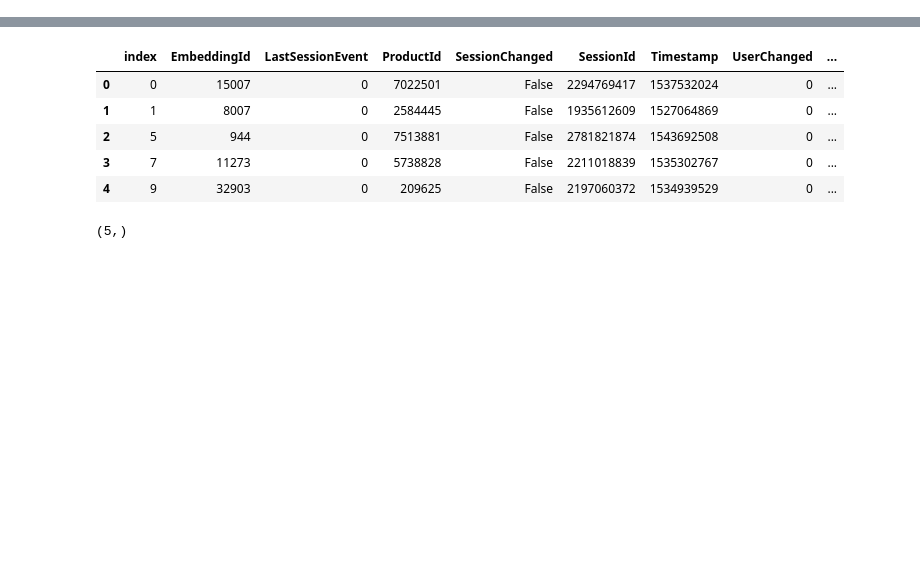
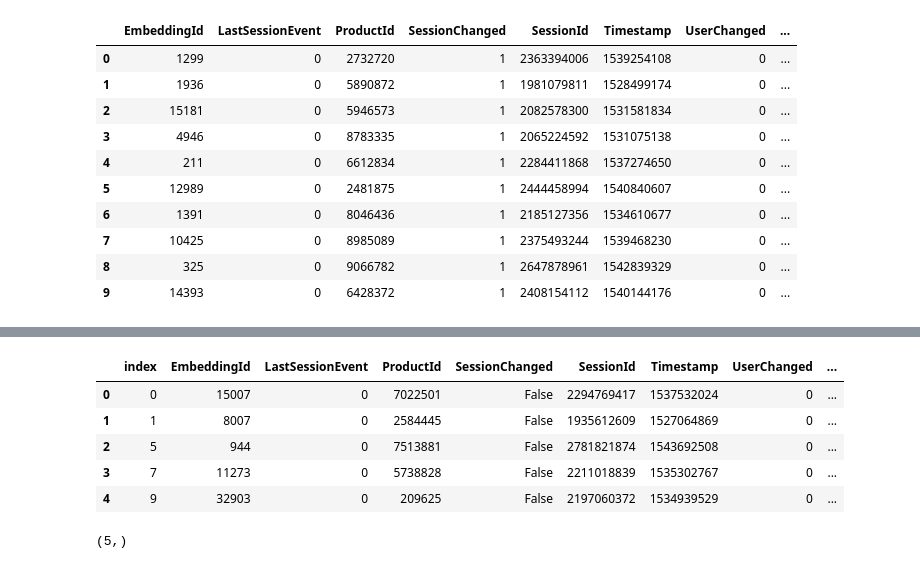
Before and after one commit to muyajil/ethz-msc-thesis, a Jupyter notebook: code/model_proto.ipynb, the cells around one changed output, grey strips where cells are left out. Cells and saved outputs as stored; diff of their text form; code cells hidden in the pictures; blank space fills up the shorter version.

```diff
--- a/code/model_proto.ipynb
+++ b/code/model_proto.ipynb
@@ -24,6 +24,21 @@ params['init_dropout'] = 0.1
 # get datapoint iterator
 dataset = UserParallelMiniBatchDataset(10, 'gs://ma-muy/03_datasets/midi_dataset/05_train/')
 datapoints = dataset.feature_and_label_generator()
+# %%
+batch = next(datapoints)
+batch
+# %% [output]
+|  | EmbeddingId | LastSessionEvent | ProductId | SessionChanged | SessionId | Timestamp | UserChanged | ... |
+| 0 | 1299 | 0 | 2732720 | 1 | 2363394006 | 1539254108 | 0 | ... |
+| 1 | 1936 | 0 | 5890872 | 1 | 1981079811 | 1528499174 | 0 | ... |
+| 2 | 15181 | 0 | 5946573 | 1 | 2082578300 | 1531581834 | 0 | ... |
+| 3 | 4946 | 0 | 8783335 | 1 | 2065224592 | 1531075138 | 0 | ... |
+| 4 | 211 | 0 | 6612834 | 1 | 2284411868 | 1537274650 | 0 | ... |
+| 5 | 12989 | 0 | 2481875 | 1 | 2444458994 | 1540840607 | 0 | ... |
+| 6 | 1391 | 0 | 8046436 | 1 | 2185127356 | 1534610677 | 0 | ... |
+| 7 | 10425 | 0 | 8985089 | 1 | 2375493244 | 1539468230 | 0 | ... |
+| 8 | 325 | 0 | 9066782 | 1 | 2647878961 | 1542839329 | 0 | ... |
+| 9 | 14393 | 0 | 6428372 | 1 | 2408154112 | 1540144176 | 0 | ... |
 # %%
 batch = next(datapoints)
 batch
```
Also changed, not shown: parts of 1 cell of this notebook, 2 other files.
